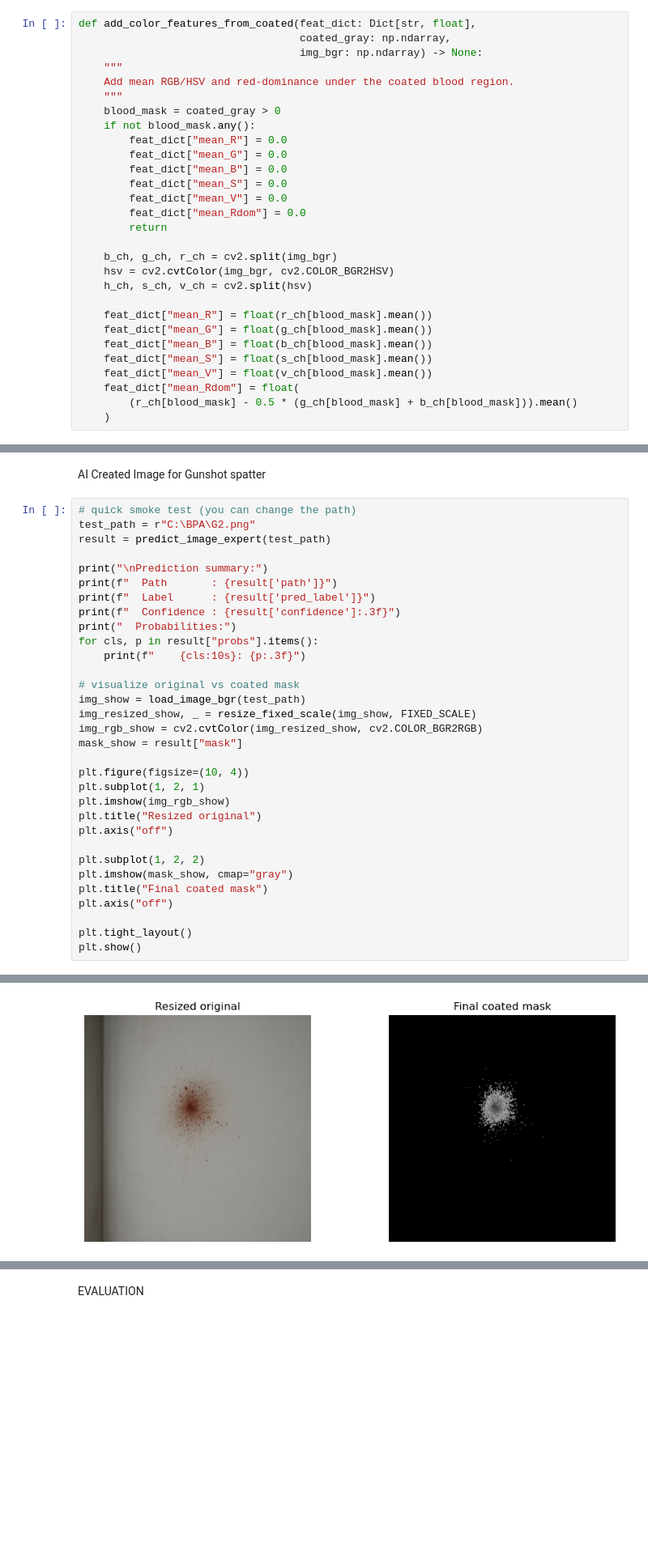
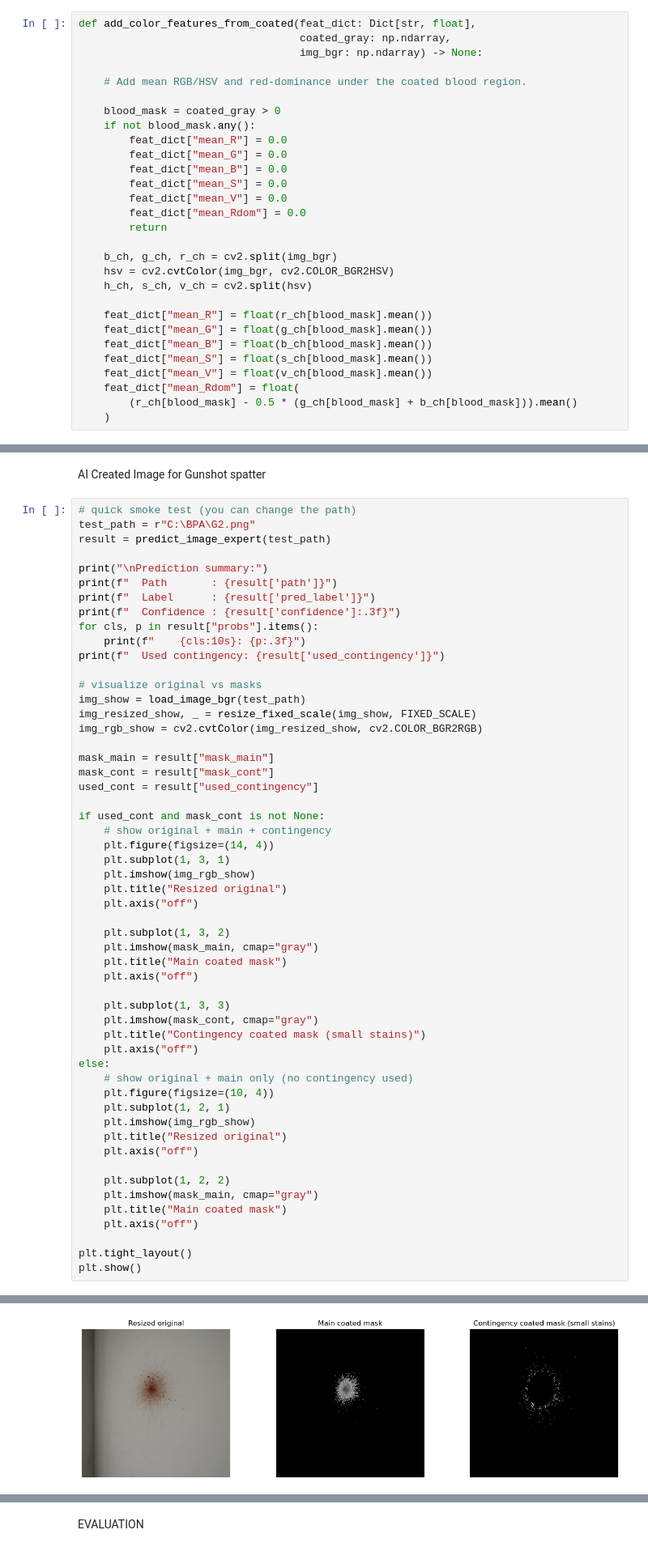
Before and after one commit to devbarot2003/Blood-Pattern-Analysis, a Jupyter notebook: Blood.ipynb, the cells around one changed output, grey strips where cells are left out. Shown at 81% size. Saved outputs shown, nothing was run; the diff lists cells and outputs as text; blank space fills up the shorter version.

Commit message:
main blood file

```diff
--- a/Blood.ipynb
+++ b/Blood.ipynb
@@ -613,9 +620,9 @@ FOR GETTING THE INTENSITY BELOW THE COATING
 def add_color_features_from_coated(feat_dict: Dict[str, float],
                                    coated_gray: np.ndarray,
                                    img_bgr: np.ndarray) -> None:
-    """
-    Add mean RGB/HSV and red-dominance under the coated blood region.
-    """
+
+    # Add mean RGB/HSV and red-dominance under the coated blood region.
+
     blood_mask = coated_gray > 0
     if not blood_mask.any():
         feat_dict["mean_R"] = 0.0
@@ -1214,26 +1375,48 @@ print("\nPrediction summary:")
 print(f"  Path       : {result['path']}")
 print(f"  Label      : {result['pred_label']}")
 print(f"  Confidence : {result['confidence']:.3f}")
-print("  Probabilities:")
 for cls, p in result["probs"].items():
     print(f"    {cls:10s}: {p:.3f}")
+print(f"  Used contingency: {result['used_contingency']}")
 
-# visualize original vs coated mask
+# visualize original vs masks
 img_show = load_image_bgr(test_path)
 img_resized_show, _ = resize_fixed_scale(img_show, FIXED_SCALE)
 img_rgb_show = cv2.cvtColor(img_resized_show, cv2.COLOR_BGR2RGB)
-mask_show = result["mask"]
 
-plt.figure(figsize=(10, 4))
-plt.subplot(1, 2, 1)
-plt.imshow(img_rgb_show)
-plt.title("Resized original")
-plt.axis("off")
+mask_main = result["mask_main"]
+mask_cont = result["mask_cont"]
+used_cont = result["used_contingency"]
 
-plt.subplot(1, 2, 2)
-plt.imshow(mask_show, cmap="gray")
-plt.title("Final coated mask")
-plt.axis("off")
+if used_cont and mask_cont is not None:
+    # show original + main + contingency
+    plt.figure(figsize=(14, 4))
+    plt.subplot(1, 3, 1)
+    plt.imshow(img_rgb_show)
+    plt.title("Resized original")
+    plt.axis("off")
+
+    plt.subplot(1, 3, 2)
+    plt.imshow(mask_main, cmap="gray")
+    plt.title("Main coated mask")
+    plt.axis("off")
+
+    plt.subplot(1, 3, 3)
+    plt.imshow(mask_cont, cmap="gray")
+    plt.title("Contingency coated mask (small stains)")
+    plt.axis("off")
+else:
+    # show original + main only (no contingency used)
+    plt.figure(figsize=(10, 4))
+    plt.subplot(1, 2, 1)
+    plt.imshow(img_rgb_show)
+    plt.title("Resized original")
+    plt.axis("off")
+
+    plt.subplot(1, 2, 2)
+    plt.imshow(mask_main, cmap="gray")
+    plt.title("Main coated mask")
+    plt.axis("off")
 
 plt.tight_layout()
 plt.show()
@@ -1259 +1441 @@ Prediction summary:
-[figure, old version]
+[figure, new version]
```
Also changed, not shown: parts of 26 cells of this notebook.
